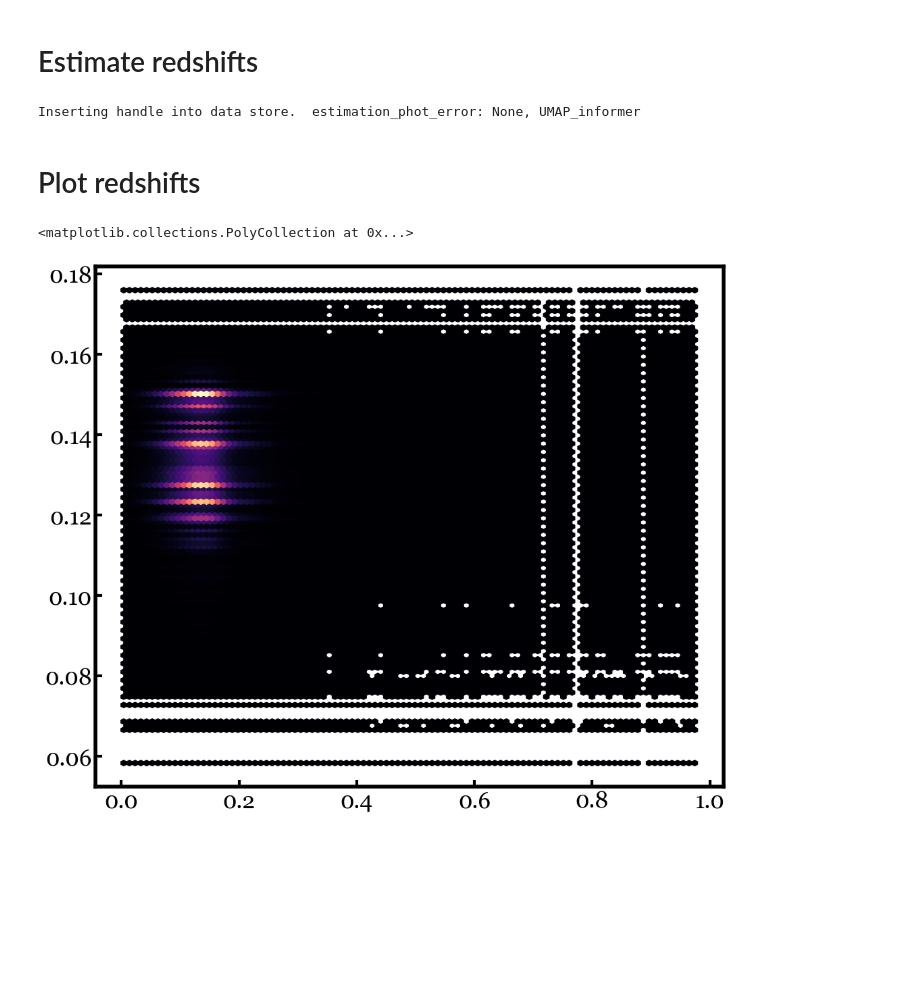
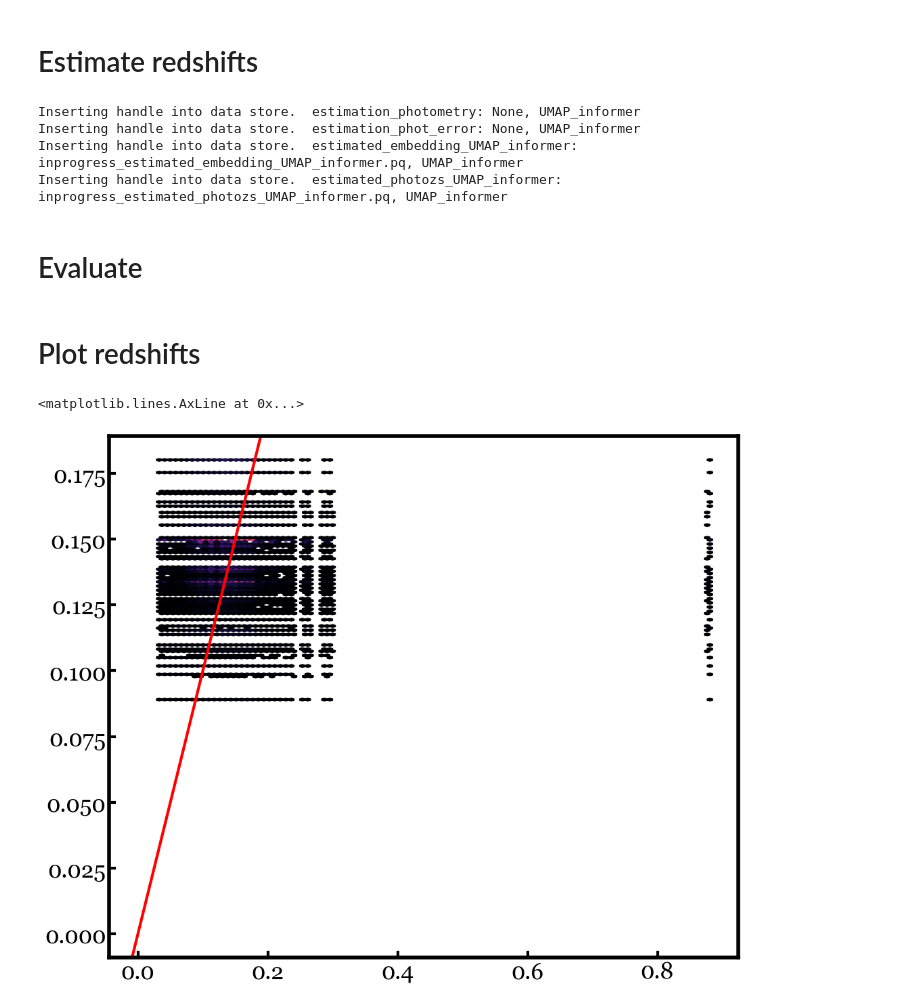
Before and after one commit to lsajkov/rail_umap, a Jupyter notebook: src/estimation/umap_pipeline.ipynb, the cells around one changed output. Cells and saved outputs as stored; diff of their text form; code cells hidden in the pictures; blank space fills up the shorter version.

```diff
--- a/src/estimation/umap_pipeline.ipynb
+++ b/src/estimation/umap_pipeline.ipynb
@@ -33,7 +33,7 @@ seed              = 42
 # %%
 data = tables_io.read(noisy_catalog_path)
 
-data_cut = int(1e5)
+data_cut = int(1e3)
 data = data[:data_cut]
 
 training_indices = np.zeros(len(data), dtype = bool)
@@ -95,9 +110,14 @@ stage.set_data("estimation_photometry", data = validation_data[photometry_bands]
 stage.set_data("estimation_phot_error", data = validation_data[phot_error_bands])
 stage.UMAP_estimator()
 # %% [output]
+Inserting handle into data store.  estimation_photometry: None, UMAP_informer
 Inserting handle into data store.  estimation_phot_error: None, UMAP_informer
+Inserting handle into data store.  estimated_embedding_UMAP_informer: inprogress_estimated_embedding_UMAP_informer.pq, UMAP_informer
+Inserting handle into data store.  estimated_photozs_UMAP_informer: inprogress_estimated_photozs_UMAP_informer.pq, UMAP_informer
 # %%
 estimated_photoz = stage.get_handle('estimated_photozs').data
+# %% [markdown]
+# Evaluate
 # %% [markdown]
 # Plot redshifts
 # %%
@@ -106,11 +126,12 @@ plt.style.use('/Users/leo/Projects/LBG_cosmology/code/umap_nz_cal.mplstyle')
 # %%
 fig = plt.figure()
 ax = fig.add_subplot()
 
 ax.hexbin(validation_redshift, estimated_photoz,
-          mincnt = 1, extent = )
+          mincnt = 1)
+ax.axline((0, 0), slope = 1, color = 'red')
 # %% [output]
-<matplotlib.collections.PolyCollection at 0x...>
+<matplotlib.lines.AxLine at 0x...>
-[figure, old version]
+[figure, new version]
 # %%
 # Save otputs
```
Also changed, not shown: parts of 1 cell of this notebook, 2 other files.
